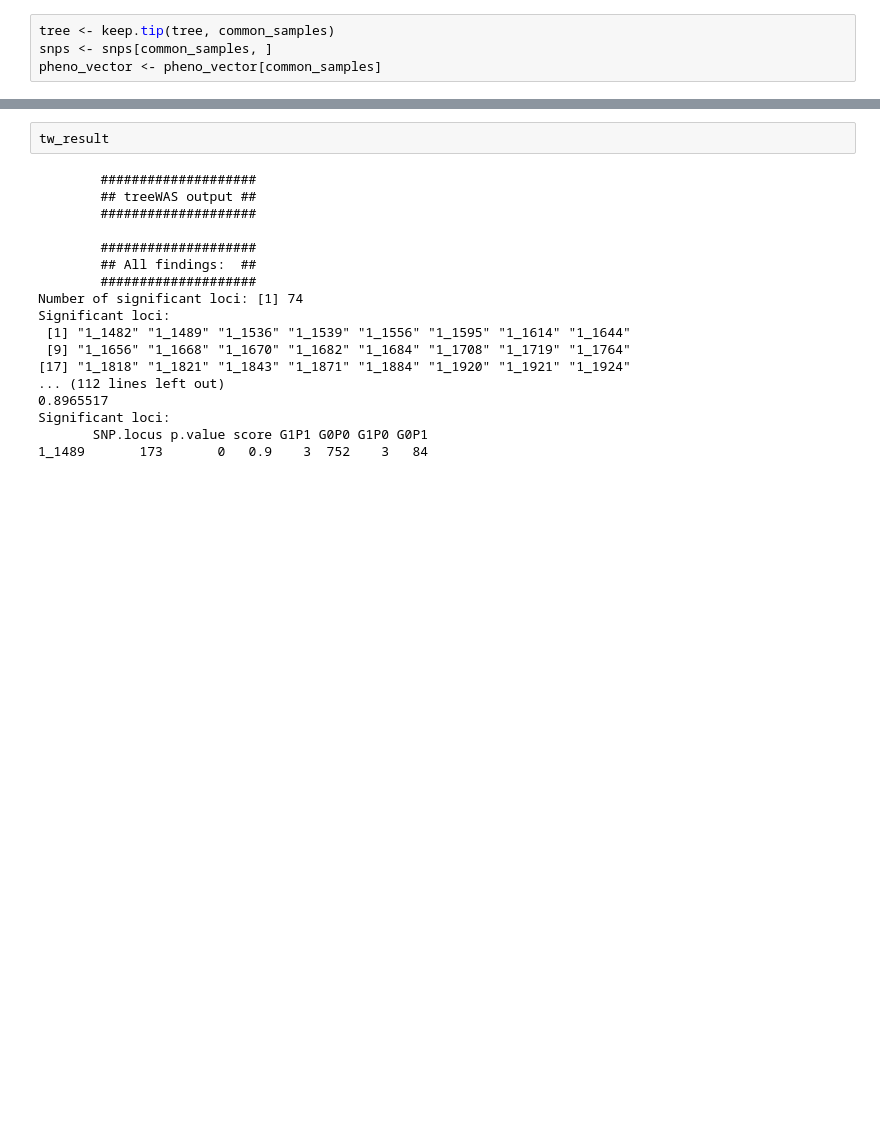
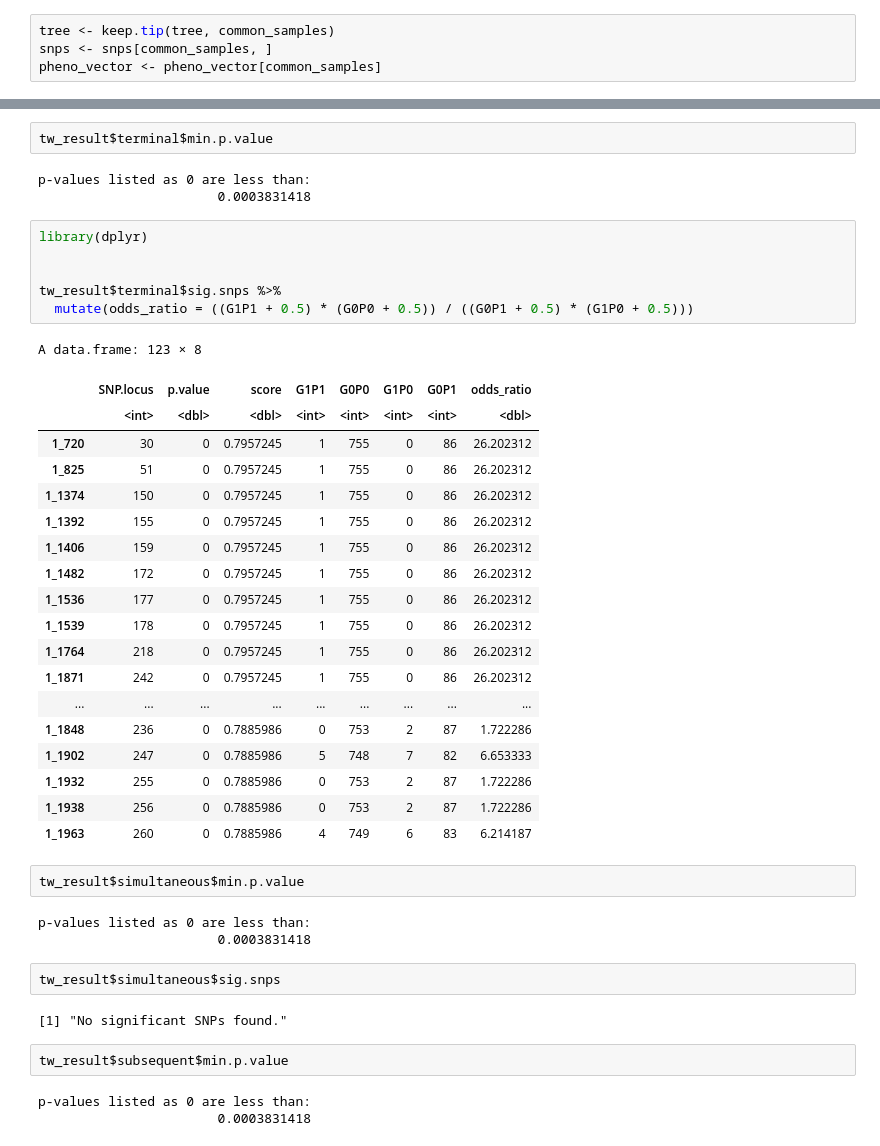
Before and after one commit to ryashpal/alfred-data-analysis, a Jupyter notebook: notebooks/gwas/ecoli/fhub_gene/01.2_run_treewas.ipynb, the cells around one changed output, grey strips where cells are left out. Drawn from its saved outputs; the diff is of its cells as text; blank space fills up the shorter version.

Commit message:
calculated odds ratio

```diff
--- a/notebooks/gwas/ecoli/fhub_gene/01.2_run_treewas.ipynb
+++ b/notebooks/gwas/ecoli/fhub_gene/01.2_run_treewas.ipynb
@@ -113,20 +134,45 @@ Setting 11 negative branch lengths to zero.
-# %%
-tw_result
-# %% [output]
-        ####################
-        ## treeWAS output ##
-        ####################
-
-        ####################
-        ## All findings:  ##
-        ####################
-Number of significant loci: [1] 74
-Significant loci:
- [1] "1_1482" "1_1489" "1_1536" "1_1539" "1_1556" "1_1595" "1_1614" "1_1644"
- [9] "1_1656" "1_1668" "1_1670" "1_1682" "1_1684" "1_1708" "1_1719" "1_1764"
-[17] "1_1818" "1_1821" "1_1843" "1_1871" "1_1884" "1_1920" "1_1921" "1_1924"
-... (112 lines left out)
-0.8965517
-Significant loci:
-       SNP.locus p.value score G1P1 G0P0 G1P0 G0P1
-1_1489       173       0   0.9    3  752    3   84
+# %%
+tw_result$terminal$min.p.value
+# %% [output]
+p-values listed as 0 are less than:
+                       0.0003831418
+# %%
+library(dplyr)
+
+
+tw_result$terminal$sig.snps %>%
+  mutate(odds_ratio = ((G1P1 + 0.5) * (G0P0 + 0.5)) / ((G0P1 + 0.5) * (G1P0 + 0.5)))
+# %% [output]
+A data.frame: 123 × 8
+|  | SNP.locus | p.value | score | G1P1 | G0P0 | G1P0 | G0P1 | odds_ratio |
+|  | <int> | <dbl> | <dbl> | <int> | <int> | <int> | <int> | <dbl> |
+| 1_720 | 30 | 0 | 0.7957245 | 1 | 755 | 0 | 86 | 26.202312 |
+| 1_825 | 51 | 0 | 0.7957245 | 1 | 755 | 0 | 86 | 26.202312 |
+| 1_1374 | 150 | 0 | 0.7957245 | 1 | 755 | 0 | 86 | 26.202312 |
+| 1_1392 | 155 | 0 | 0.7957245 | 1 | 755 | 0 | 86 | 26.202312 |
+| 1_1406 | 159 | 0 | 0.7957245 | 1 | 755 | 0 | 86 | 26.202312 |
+| 1_1482 | 172 | 0 | 0.7957245 | 1 | 755 | 0 | 86 | 26.202312 |
+| 1_1536 | 177 | 0 | 0.7957245 | 1 | 755 | 0 | 86 | 26.202312 |
+| 1_1539 | 178 | 0 | 0.7957245 | 1 | 755 | 0 | 86 | 26.202312 |
+| 1_1764 | 218 | 0 | 0.7957245 | 1 | 755 | 0 | 86 | 26.202312 |
+| 1_1871 | 242 | 0 | 0.7957245 | 1 | 755 | 0 | 86 | 26.202312 |
+| ... | ... | ... | ... | ... | ... | ... | ... | ... |
+| 1_1848 | 236 | 0 | 0.7885986 | 0 | 753 | 2 | 87 | 1.722286 |
+| 1_1902 | 247 | 0 | 0.7885986 | 5 | 748 | 7 | 82 | 6.653333 |
+| 1_1932 | 255 | 0 | 0.7885986 | 0 | 753 | 2 | 87 | 1.722286 |
+| 1_1938 | 256 | 0 | 0.7885986 | 0 | 753 | 2 | 87 | 1.722286 |
+| 1_1963 | 260 | 0 | 0.7885986 | 4 | 749 | 6 | 83 | 6.214187 |
+# %%
+tw_result$simultaneous$min.p.value
+# %% [output]
+p-values listed as 0 are less than:
+                       0.0003831418
+# %%
+tw_result$simultaneous$sig.snps
+# %% [output]
+[1] "No significant SNPs found."
+# %%
+tw_result$subsequent$min.p.value
+# %% [output]
+p-values listed as 0 are less than:
+                       0.0003831418
```
Also changed, not shown: parts of 3 cells of this notebook, 8 other files.
